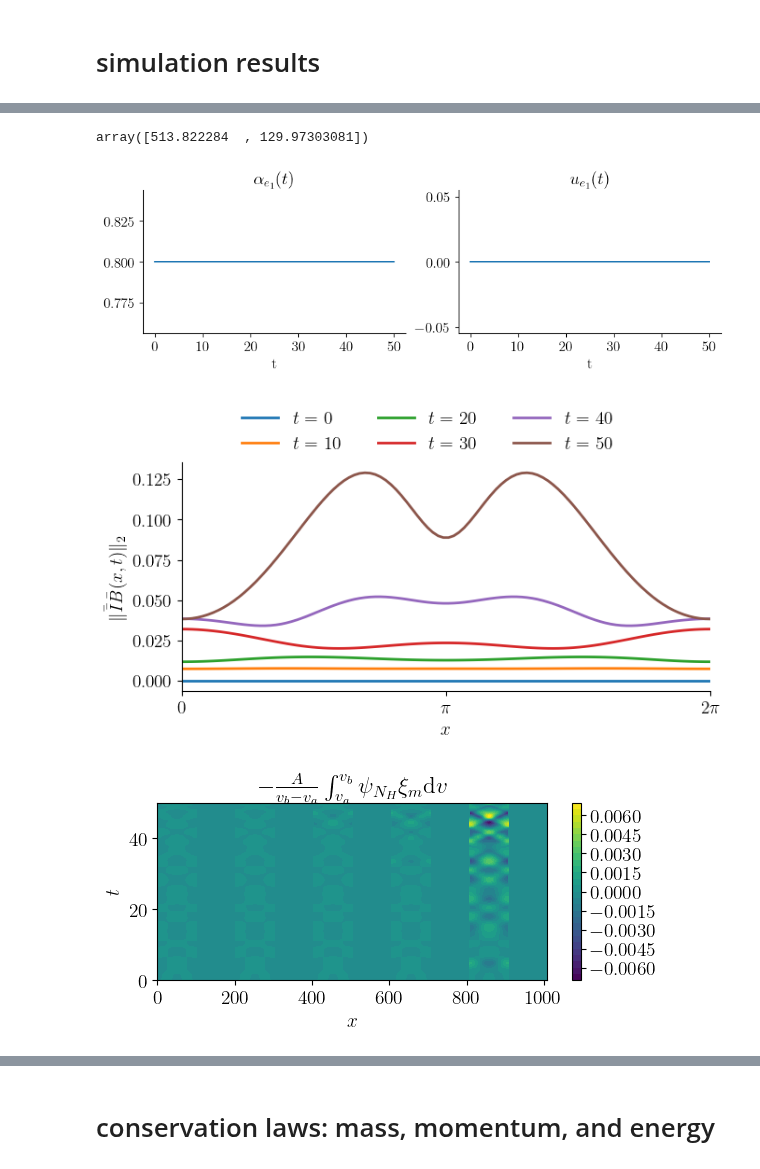
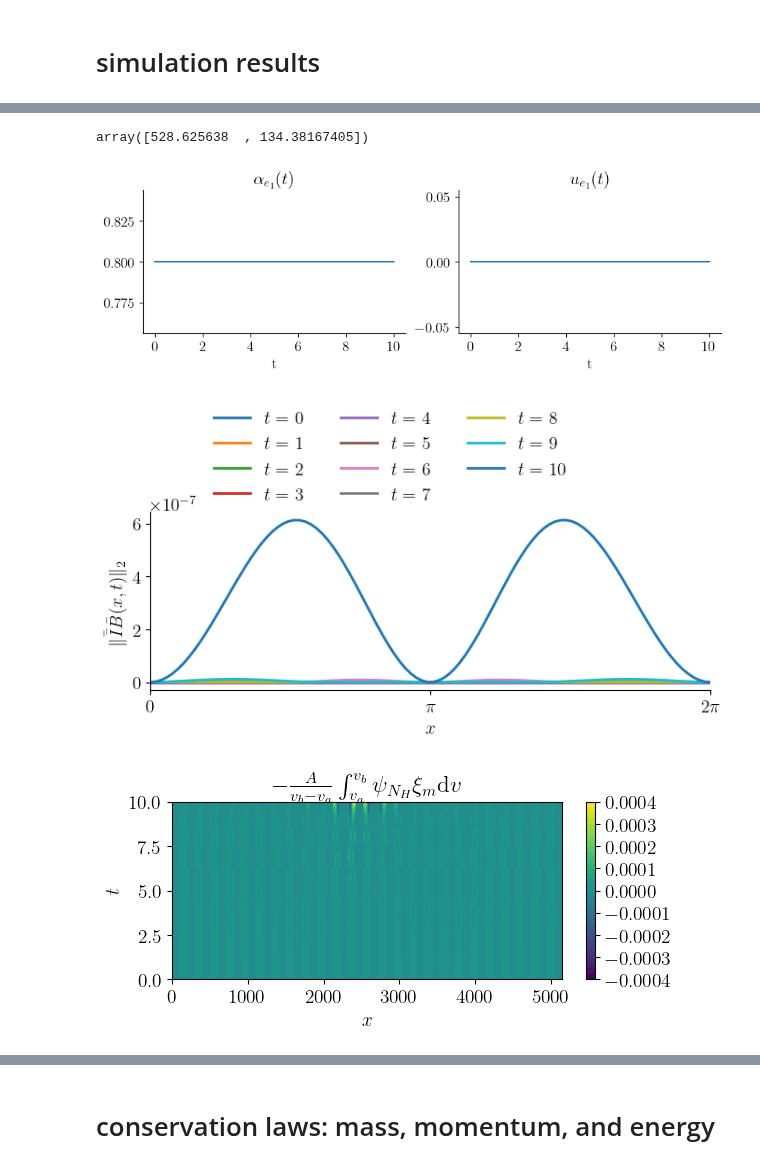
Before and after one commit to opaliss/mixed_methods, a Jupyter notebook: analysis/mixed_method_2/weak_landau_damping_mixed_method_2.ipynb, the cells around one changed output, grey strips where cells are left out. Cells and saved outputs as stored; diff of their text form; code cells hidden in the pictures.

```diff
--- a/analysis/mixed_method_2/weak_landau_damping_mixed_method_2.ipynb
+++ b/analysis/mixed_method_2/weak_landau_damping_mixed_method_2.ipynb
@@ -30,8 +30,8 @@ matplotlib.rcParams['text.usetex'] = True
 # Mixed method #2: weak Landau damping
 # %%
 setup = SimulationSetupMixedMethod2(Nx=101,
-                                    Nv_e1=80,
-                                    Nv_e2=80,
+                                    Nv_e1=51,
+                                    Nv_e2=51,
                                     epsilon=1e-2,
                                     v_a=-2,
                                     v_b=2,
@@ -40,7 +40,7 @@ setup = SimulationSetupMixedMethod2(Nx=101,
                                     L=2 * np.pi,
                                     dt=1e-2,
                                     T0=0,
-                                    T=50,
+                                    T=10,
                                     nu_L=0,
                                     nu_H=0,
                                     gamma=0,
@@ -115,7 +115,7 @@ runtime = np.load("../../data/mixed_method_2_hermite_legendre/weak_landau/sol_ru
             "_Nx_" + str(setup.Nx) + "_" + str(setup.T0) + "_" + str(setup.T) + ".npy")
 runtime
 # %% [output]
-array([513.822284  , 129.97303081])
+array([528.625638  , 134.38167405])
 # %%
 alpha_e1 = np.load("../../data/mixed_method_2_hermite_legendre/weak_landau/alpha_e1_Nve1_" + str(setup.Nv_e1)
             + "_Nve2_" + str(setup.Nv_e2) + "_Nx_" + str(setup.Nx)
@@ -139,7 +139,7 @@ ax[0].spines['top'].set_visible(False)
 ax[1].spines['right'].set_visible(False)
 ax[1].spines['top'].set_visible(False)
 # %% [output]
-[figure, old version]
+[figure, new version]
 # %%
 # initialize the electric potential
 E_midpoint = np.zeros((setup.Nx + 1, len(sol_midpoint_t)))
@@ -166,22 +166,22 @@ for ii in np.arange(0, len(sol_midpoint_t)):
 # %%
 if setup.construct_integrals:
     fig, ax = plt.subplots(figsize=(7, 4))
-    for tt in np.arange(0, len(sol_midpoint_t), 1000):
-        ax.plot(x, np.linalg.norm(setup.I_int_complement @ state_e_L[:, :, tt], axis=0), label="$t=$ " + str(int(sol_midpoint_t[tt])), linewidth=2)
+    for tt in np.arange(0, len(sol_midpoint_t), 100):
+        ax.plot(x, np.sum(np.abs(setup.I_int_complement[:setup.Nv_e1, :setup.Nv_e2] @ state_e_L[:, :, tt])**2, axis=0), label="$t=$ " + str(int(sol_midpoint_t[tt])), linewidth=2)
     ax.set_xlabel("$x$")
     ax.set_xticks([0, np.pi, 2*np.pi])
     ax.set_xticklabels(["$0$", "$\pi$", "$2\pi$"])
     ax.set_xlim(0, 2*np.pi)
     plt.legend()
     ax.spines['right'].set_visible(False)
     ax.spines['top'].set_visible(False)
     ax.set_ylabel(r"$\|\bar{\bar{I}} \bar{B}(x, t) \|_{2}$")
     legend = ax.legend(ncols=3, fontsize=14, loc=(0.1, 1.01))
     legend.get_frame().set_alpha(0)
     plt.tight_layout()
     plt.savefig("../../figures/mixed_method_2/weak_landau/weak_landau_mm2_violation_of_constraint.png", dpi=300)
 # %% [output]
-[figure, old version]
+[figure, new version]
 # %%
 if setup.construct_integrals:
     extra_term = np.zeros((setup.Nx*setup.Nv_e2, len(sol_midpoint_t)))
@@ -206,7 +206,7 @@ if setup.construct_integrals:
     ax.set_ylabel("$t$")
     plt.tight_layout()
 # %% [output]
-[figure, old version]
+[figure, new version]
 # %%
 # plot the electric field
 fig, ax = plt.subplots(figsize=(6, 3))
```
Also changed, not shown: parts of 18 cells of this notebook, 8 other files.
